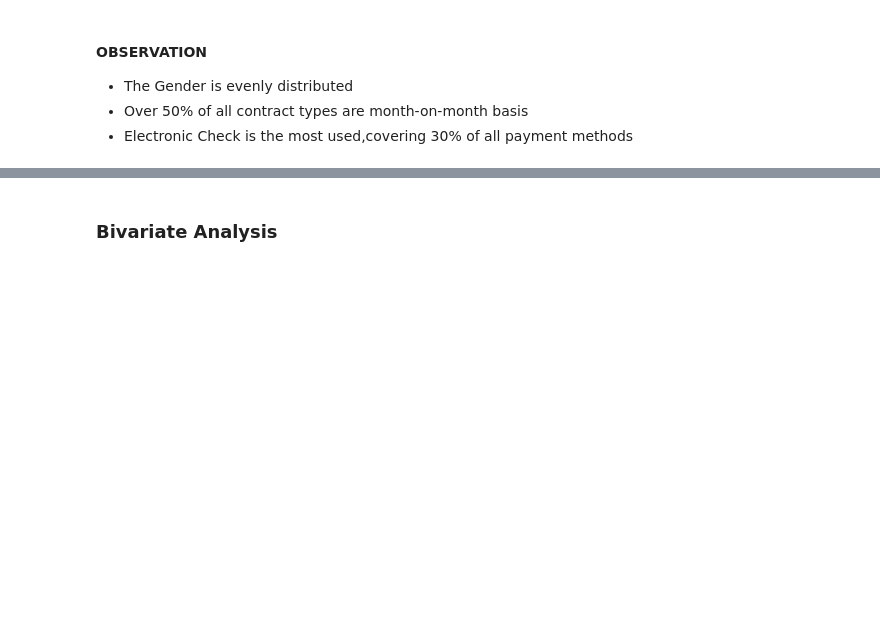
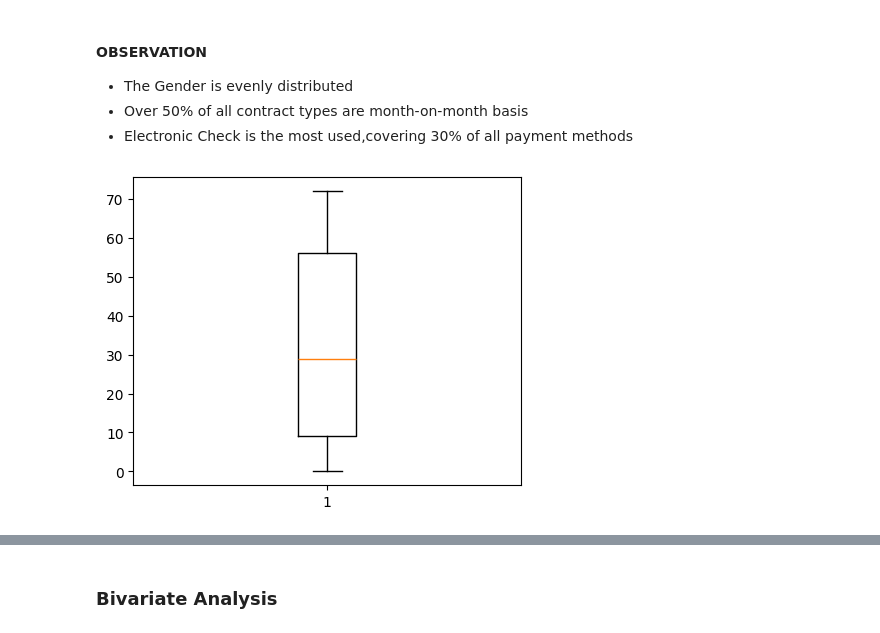
Before and after one commit to NanaYawEl/Telco-Churn-Analysis, a Jupyter notebook: Notebook/Telco_churn.ipynb, the cells around one changed output, grey strips where cells are left out. Cells and saved outputs as stored; diff of their text form; code cells hidden in the pictures; blank space fills up the shorter version.

```diff
--- a/Notebook/Telco_churn.ipynb
+++ b/Notebook/Telco_churn.ipynb
@@ -335,9 +330,11 @@ ValueError: Mime type rendering requires nbformat>=4.2.0 but it is not installed
 # %%
 fig = plt.figure(figsize =(5, 4))
 
 # Creating plot
-plt.boxplot(com_df.tenure)
+plt.boxplot(final_df.tenure)
 plt.show()
+# %% [output]
+[figure, added]
 # %%
 fig = plt.figure(figsize =(5, 4))
 
```
Also changed, not shown: parts of 51 cells of this notebook, 3 other files.
